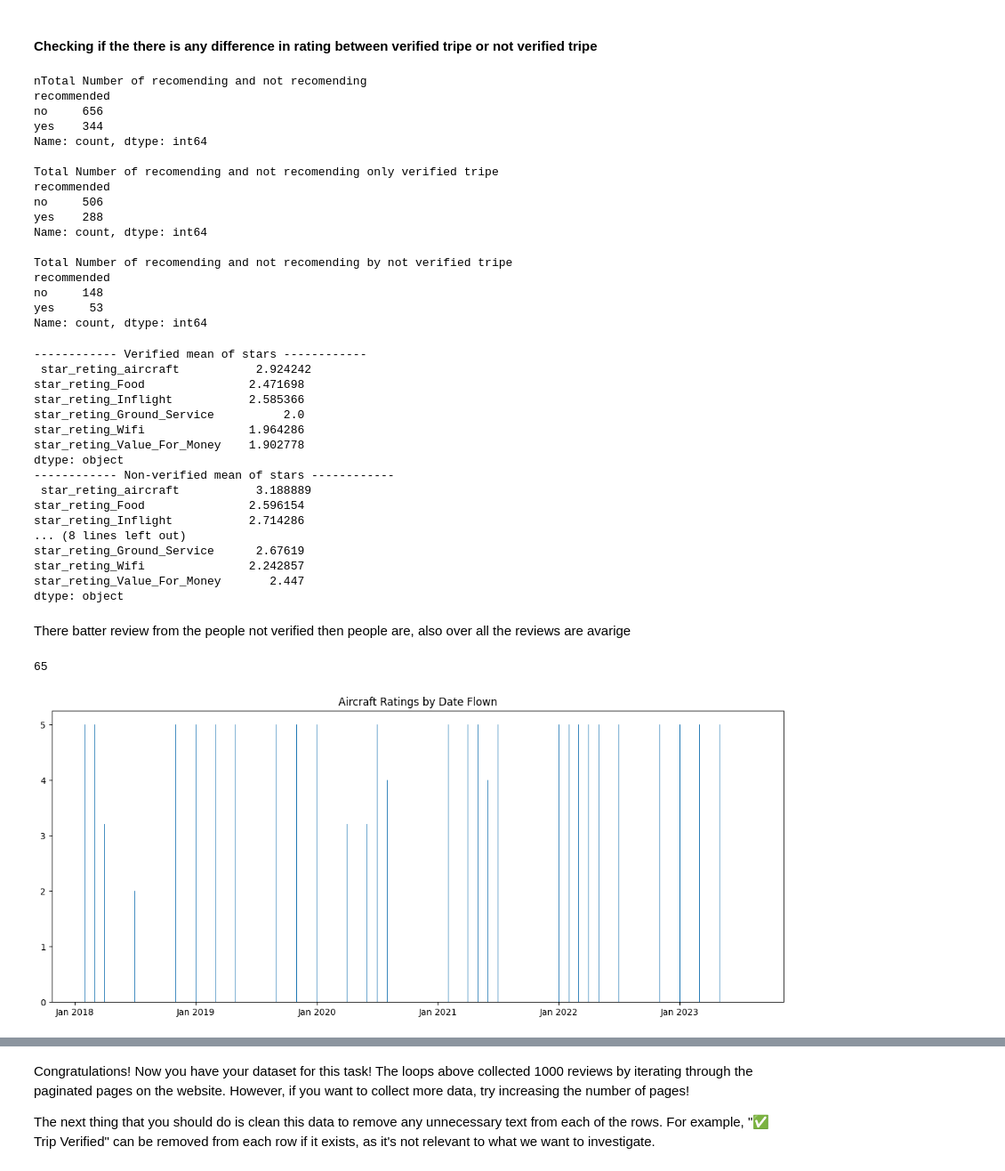
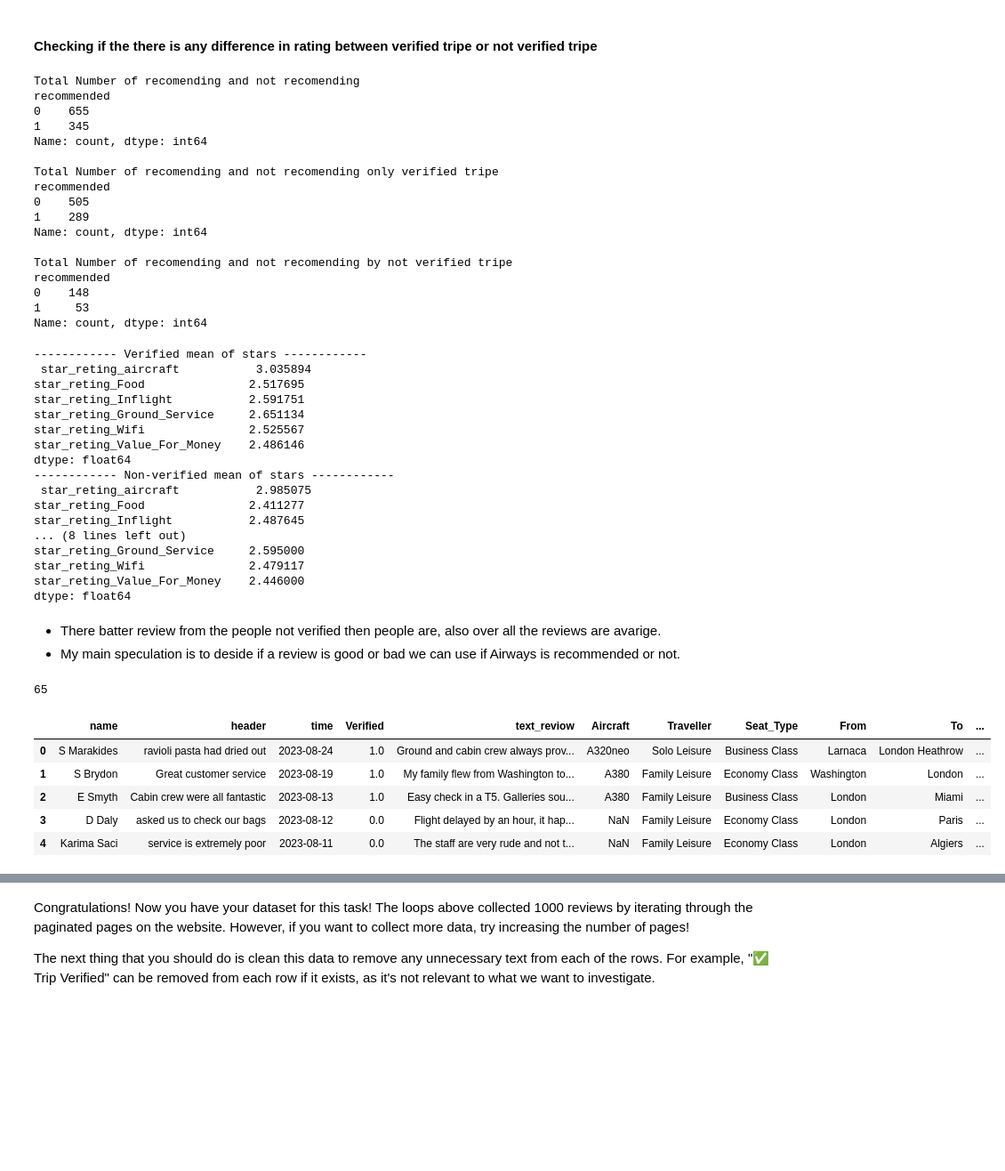
Before and after one commit to codewithawr/British-Airways-Projects, a Jupyter notebook: Task-1-Web scraping/getting_started.ipynb, the cells around one changed output, grey strips where cells are left out. Shown at 89% size. Saved outputs shown, nothing was run; the diff lists cells and outputs as text; code cells hidden in the pictures; blank space fills up the shorter version.

```diff
--- a/Task-1-Web scraping/getting_started.ipynb
+++ b/Task-1-Web scraping/getting_started.ipynb
@@ -133,7 +142,7 @@ Note: found 93 out of 100 so the mostly all the Route is unique
 # %% [markdown]
 #### Checking if the there is any difference in rating between verified tripe or not verified tripe
 # %%
-print('nTotal Number of recomending and not recomending')
+print('Total Number of recomending and not recomending')
 print(reviews.recommended.value_counts())
 
 print('\nTotal Number of recomending and not recomending only verified tripe')
@@ -144,68 +153,67 @@ print(reviews.loc[reviews['Verified']==0, 'recommended'].value_counts())
 
 # reviews.groupby('recommended')[stars_columns].mean()
 # %% [output]
-nTotal Number of recomending and not recomending
+Total Number of recomending and not recomending
 recommended
-no     656
-yes    344
+0    655
+1    345
 Name: count, dtype: int64
 
 Total Number of recomending and not recomending only verified tripe
 recommended
-no     506
-yes    288
+0    505
+1    289
 Name: count, dtype: int64
 
 Total Number of recomending and not recomending by not verified tripe
 recommended
-no     148
-yes     53
+0    148
+1     53
 Name: count, dtype: int64
 # %%
-stars_columns = ['star_reting_aircraft',	'star_reting_Food', 'star_reting_Inflight',	'star_reting_Ground_Service',	'star_reting_Wifi',	'star_reting_Value_For_Money']
-mean_of_stars_verified = reviews.loc[reviews['Verified']==1, stars_columns].mean ()
+mean_of_stars_verified = reviews.loc[reviews['Verified']==1, stars_columns].mean()
 mean_of_stars_not_verified = reviews.loc[reviews['Verified']==0, stars_columns].mean()
 mean_of_stars = reviews.loc[:, stars_columns].mean()
 
 
+
 print('------------ Verified mean of stars ------------\n',
-    verified_mean_of_stars,
+    mean_of_stars_verified,
     '\n------------ Non-verified mean of stars ------------\n',
     mean_of_stars_not_verified,
     '\n------------ Over all mean of stars ------------\n',
     mean_of_stars)
 # %% [output]
 ------------ Verified mean of stars ------------
- star_reting_aircraft           2.924242
-star_reting_Food               2.471698
-star_reting_Inflight           2.585366
-star_reting_Ground_Service          2.0
-star_reting_Wifi               1.964286
-star_reting_Value_For_Money    1.902778
-dtype: object
+ star_reting_aircraft           3.035894
+star_reting_Food               2.517695
+star_reting_Inflight           2.591751
+star_reting_Ground_Service     2.651134
+star_reting_Wifi               2.525567
+star_reting_Value_For_Money    2.486146
+dtype: float64
 ------------ Non-verified mean of stars ------------
- star_reting_aircraft           3.188889
-star_reting_Food               2.596154
-star_reting_Inflight           2.714286
+ star_reting_aircraft           2.985075
+star_reting_Food               2.411277
+star_reting_Inflight           2.487645
 ... (8 lines left out)
-star_reting_Ground_Service      2.67619
-star_reting_Wifi               2.242857
-star_reting_Value_For_Money       2.447
-dtype: object
+star_reting_Ground_Service     2.595000
+star_reting_Wifi               2.479117
+star_reting_Value_For_Money    2.446000
+dtype: float64
 # %% [markdown]
-There batter review from the people not verified then people are, also over all the reviews are avarige
+- There batter review from the people not verified then people are, also over all the reviews are avarige.
+- My main speculation is to deside if a review is good or bad we can use if Airways is recommended or not.
 # %%
 reviews['Date_Flown'].nunique()
 # %% [output]
 65
-# %%
-from matplotlib.dates import DateFormatter
-plt.figure(figsize=(15, 6))
-plt.bar(reviews['Date_Flown'], reviews['star_reting_aircraft'].fillna(reviews['star_reting_aircraft'].mean()))
-plt.title('Aircraft Ratings by Date Flown')
-
-date_format = DateFormatter("%b %Y")
-plt.gca().xaxis.set_major_formatter(date_format)
-plt.show()
-# %% [output]
-[figure, removed]
+# %%
+reviews.head()
+# %% [output]
+|  | name | header | time | Verified | text_reviow | Aircraft | Traveller | Seat_Type | From | To | ... |
+| 0 | S Marakides | ravioli pasta had dried out | 2023-08-24 | 1.0 | Ground and cabin crew always prov... | A320neo | Solo Leisure | Business Class | Larnaca | London Heathrow | ... |
+| 1 | S Brydon | Great customer service | 2023-08-19 | 1.0 | My family flew from Washington to... | A380 | Family Leisure | Economy Class | Washington | London | ... |
+| 2 | E Smyth | Cabin crew were all fantastic | 2023-08-13 | 1.0 | Easy check in a T5. Galleries sou... | A380 | Family Leisure | Business Class | London | Miami | ... |
+| 3 | D Daly | asked us to check our bags | 2023-08-12 | 0.0 | Flight delayed by an hour, it hap... | NaN | Family Leisure | Economy Class | London | Paris | ... |
+| 4 | Karima Saci | service is extremely poor | 2023-08-11 | 0.0 | The staff are very rude and not t... | NaN | Family Leisure | Economy Class | London | Algiers | ... |
```
Also changed, not shown: parts of 6 cells of this notebook.
